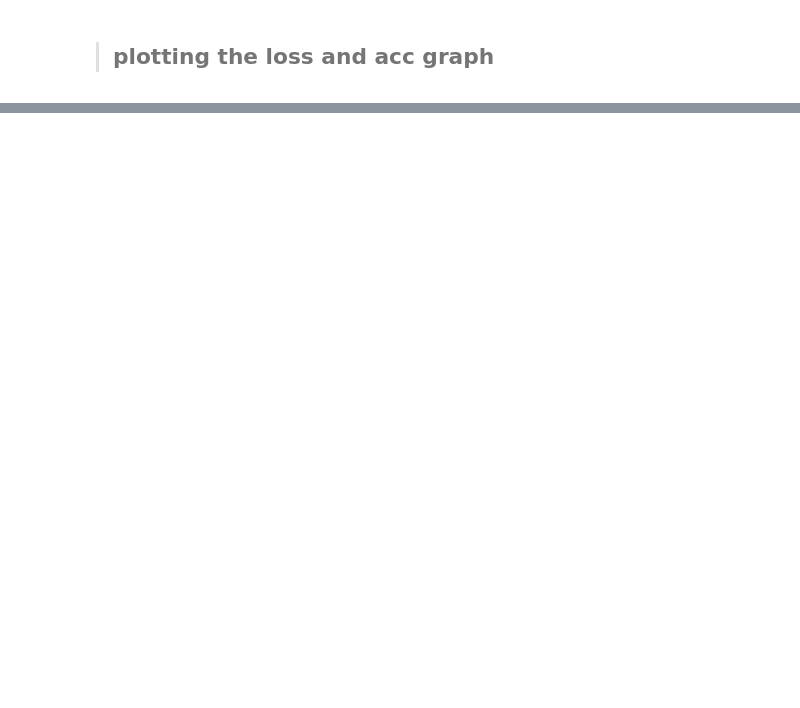
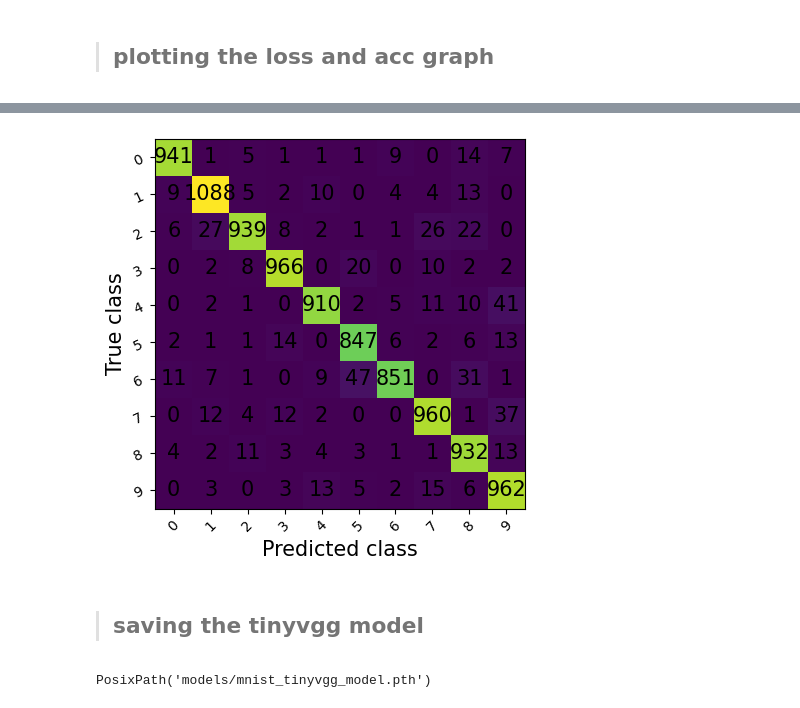
Before and after one commit to stanleyedward/num_track, a Jupyter notebook: main.ipynb, the cells around one changed output, grey strips where cells are left out. Saved outputs shown, nothing was run; the diff lists cells and outputs as text; code cells hidden in the pictures; blank space fills up the shorter version.

```diff
--- a/main.ipynb
+++ b/main.ipynb
@@ -451,0 +593,7 @@ helper_functions.plot_loss_curves(train_results)
+# %%
+from torchmetrics import ConfusionMatrix
+
+confusion_matrix = ConfusionMatrix(task='multiclass', num_classes=len(class_names))
+confusion_matrix_tensor = confusion_matrix(preds=y_pred_tensor,
+                                           target=test_data.targets)
+confusion_matrix_tensor
@@ -451,0 +611,17 @@ helper_functions.plot_loss_curves(train_results)
+# %%
+fig, ax = confusion_matrix.plot()
+# %% [output]
+[figure, added]
+# %% [markdown]
+>## saving the tinyvgg model
+# %%
+from pathlib import Path
+MODEL_PATH = Path('models')
+MODEL_PATH.mkdir(parents=True,
+                 exist_ok=True)
+MODEL_NAME = "mnist_tinyvgg_model.pth"
+MODEL_SAVE_PATH = MODEL_PATH / MODEL_NAME
+
+MODEL_SAVE_PATH
+# %% [output]
+PosixPath('models/mnist_tinyvgg_model.pth')
```
Also changed, not shown: parts of 25 cells of this notebook, 1 other file.
